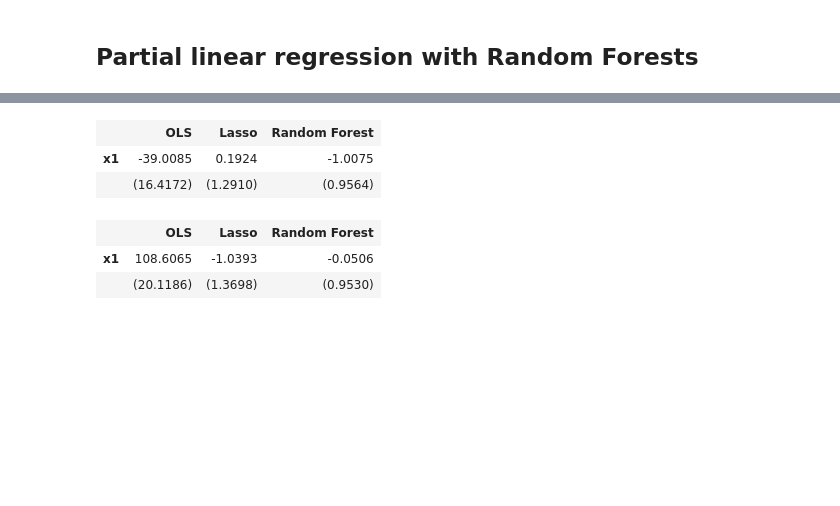
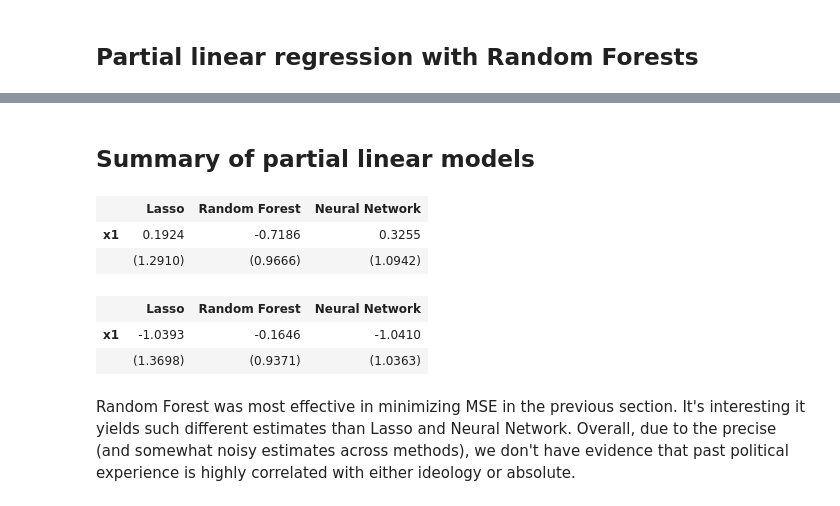
Before and after one commit to isapollnik/uscourts, a Jupyter notebook: Judge Ideology Charts.ipynb, the cells around one changed output, grey strips where cells are left out. Cells and saved outputs as stored; diff of their text form; code cells hidden in the pictures; blank space fills up the shorter version.

Commit message:
completed draft of ideology charts notebook

```diff
--- a/Judge Ideology Charts.ipynb
+++ b/Judge Ideology Charts.ipynb
@@ -242,8 +245,12 @@ alphas = np.exp(np.linspace(-2., -12., 25))
 
 lr_model = linear_model.LinearRegression()
 lasso_model = linear_model.LassoCV(cv=6, alphas = alphas,  max_iter=500)
-forest_model = RandomForestRegressor(n_estimators = 10)
+forest_model = RandomForestRegressor(n_estimators = 100)
 nn_scaled_model = pipeline.make_pipeline(
     preprocessing.StandardScaler(),  # this will do the input scaling
-    neural_network.MLPRegressor((150,),alpha=3)
-)
+    neural_network.MLPRegressor((150,),activation = "logistic",
+                                solver="adam",alpha=0.005)) # we tried a few alphas chose this one
+                                                            # based on minimizing mse_test ... but it was somewhat arbitrary
+
+models = { "OLS": lr_model, "Lasso": lasso_model,
+          "Random Forest": forest_model, "Neural Network": nn_scaled_model}
@@ -270,2 +256,0 @@ nn_scaled_model
-# %%
-fit_and_report_mses(nn_scaled_model,X_train_abs_ideo,X_test_abs_ideo,abs_ideo_train,abs_ideo_test)
@@ -644,0 +801,7 @@ pl_linear_abs_ideo = partial_linear(abs_ideo, politician, X,
+# %%
+
+pl_nn_ideo = partial_linear(ideo, politician, X,
+                          nn_scaled_model, #from above
+                          nn_scaled_model)
+
+pl_nn_ideo[0].summary()
@@ -645,14 +852,18 @@ pl_linear_abs_ideo = partial_linear(abs_ideo, politician, X,
+# %% [markdown]
+## Summary of partial linear models
 # %%
-summary_col([pl_linear_ideo[0], pl_lasso_ideo[0], pl_forest_ideo[0]],
-            model_names=["OLS", "Lasso", "Random Forest"] ,stars=False)
+summary_col([pl_lasso_ideo[0], pl_forest_ideo[0],pl_nn_ideo[0]],
+            model_names=["Lasso", "Random Forest","Neural Network"] ,stars=False)
 # %% [output]
-|  | OLS | Lasso | Random Forest |
-| x1 | -39.0085 | 0.1924 | -1.0075 |
-|  | (16.4172) | (1.2910) | (0.9564) |
+|  | Lasso | Random Forest | Neural Network |
+| x1 | 0.1924 | -0.7186 | 0.3255 |
+|  | (1.2910) | (0.9666) | (1.0942) |
 # %%
-summary_col([pl_linear_abs_ideo[0], pl_lasso_abs_ideo[0], pl_forest_abs_ideo[0]],
-            model_names=["OLS", "Lasso", "Random Forest"] ,stars=False)
+summary_col([pl_lasso_abs_ideo[0], pl_forest_abs_ideo[0], pl_nn_abs_ideo[0]],
+            model_names=["Lasso", "Random Forest","Neural Network"],stars=False)
 # %% [output]
-|  | OLS | Lasso | Random Forest |
-| x1 | 108.6065 | -1.0393 | -0.0506 |
-|  | (20.1186) | (1.3698) | (0.9530) |
+|  | Lasso | Random Forest | Neural Network |
+| x1 | -1.0393 | -0.1646 | -1.0410 |
+|  | (1.3698) | (0.9371) | (1.0363) |
+# %% [markdown]
+Random Forest was most effective in minimizing MSE in the previous section. It's interesting it yields such different estimates than Lasso and Neural Network. Overall, due to the precise (and somewhat noisy estimates across methods), we don't have evidence that past political experience is highly correlated with either ideology or absolute.
```
Also changed, not shown: parts of 30 cells of this notebook, 1 other file.
